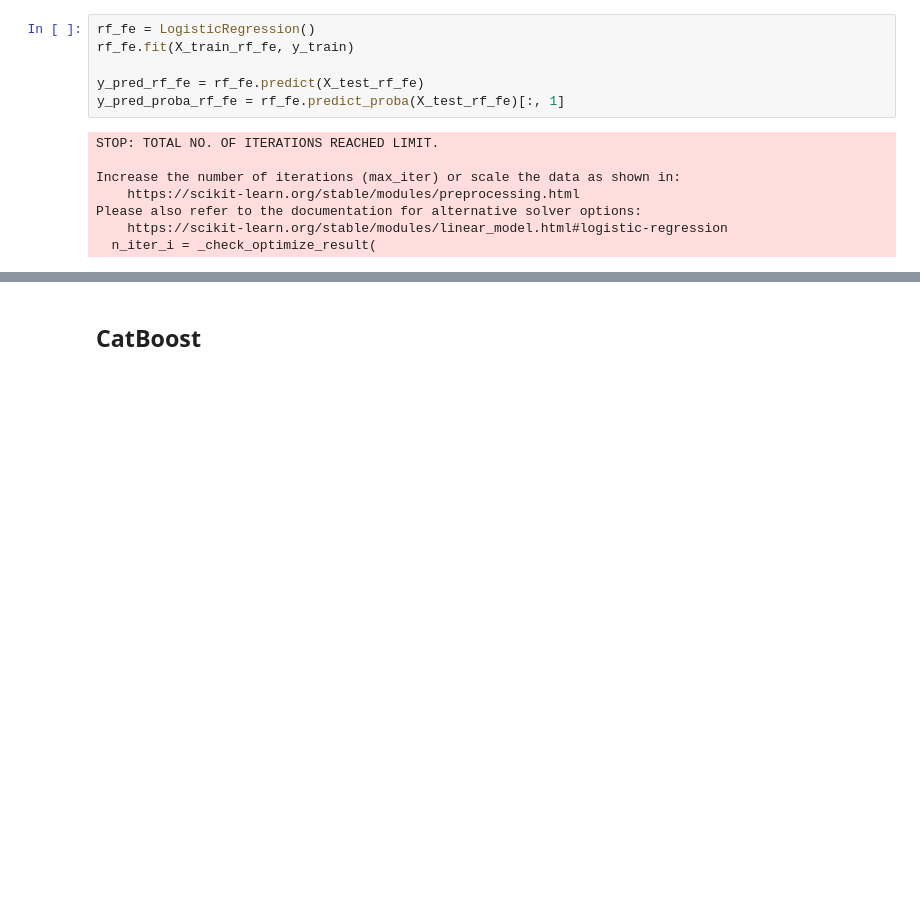
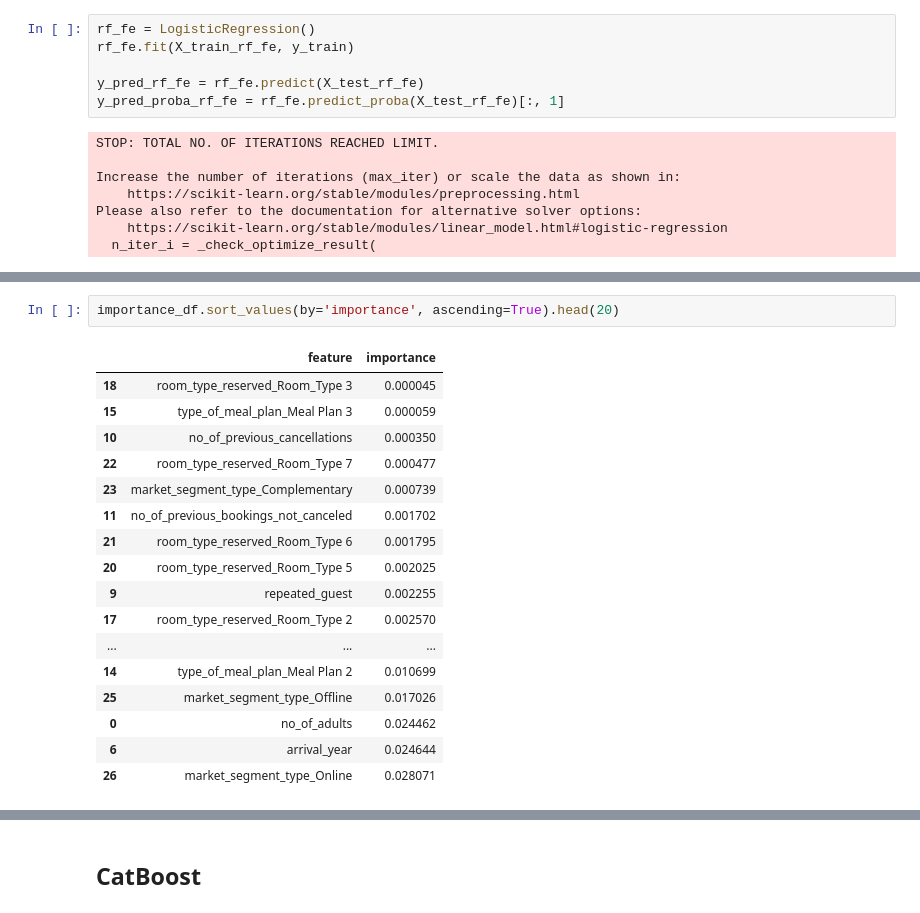
Before and after one commit to yuhui-0611/ESAA, a Jupyter notebook: ESAA_OB_mini_project1.ipynb, the cells around one changed output, grey strips where cells are left out. Drawn from its saved outputs; the diff is of its cells as text; blank space fills up the shorter version.

```diff
--- a/ESAA_OB_mini_project1.ipynb
+++ b/ESAA_OB_mini_project1.ipynb
@@ -901,0 +1223,20 @@ weighted avg       0.80      0.80      0.80      7255
+# %%
+importance_df.sort_values(by='importance', ascending=True).head(20)
+# %% [output]
+|  | feature | importance |
+| 18 | room_type_reserved_Room_Type 3 | 0.000045 |
+| 15 | type_of_meal_plan_Meal Plan 3 | 0.000059 |
+| 10 | no_of_previous_cancellations | 0.000350 |
+| 22 | room_type_reserved_Room_Type 7 | 0.000477 |
+| 23 | market_segment_type_Complementary | 0.000739 |
+| 11 | no_of_previous_bookings_not_canceled | 0.001702 |
+| 21 | room_type_reserved_Room_Type 6 | 0.001795 |
+| 20 | room_type_reserved_Room_Type 5 | 0.002025 |
+| 9 | repeated_guest | 0.002255 |
+| 17 | room_type_reserved_Room_Type 2 | 0.002570 |
+| ... | ... | ... |
+| 14 | type_of_meal_plan_Meal Plan 2 | 0.010699 |
+| 25 | market_segment_type_Offline | 0.017026 |
+| 0 | no_of_adults | 0.024462 |
+| 6 | arrival_year | 0.024644 |
+| 26 | market_segment_type_Online | 0.028071 |
```
Also changed, not shown: parts of 46 cells of this notebook.
